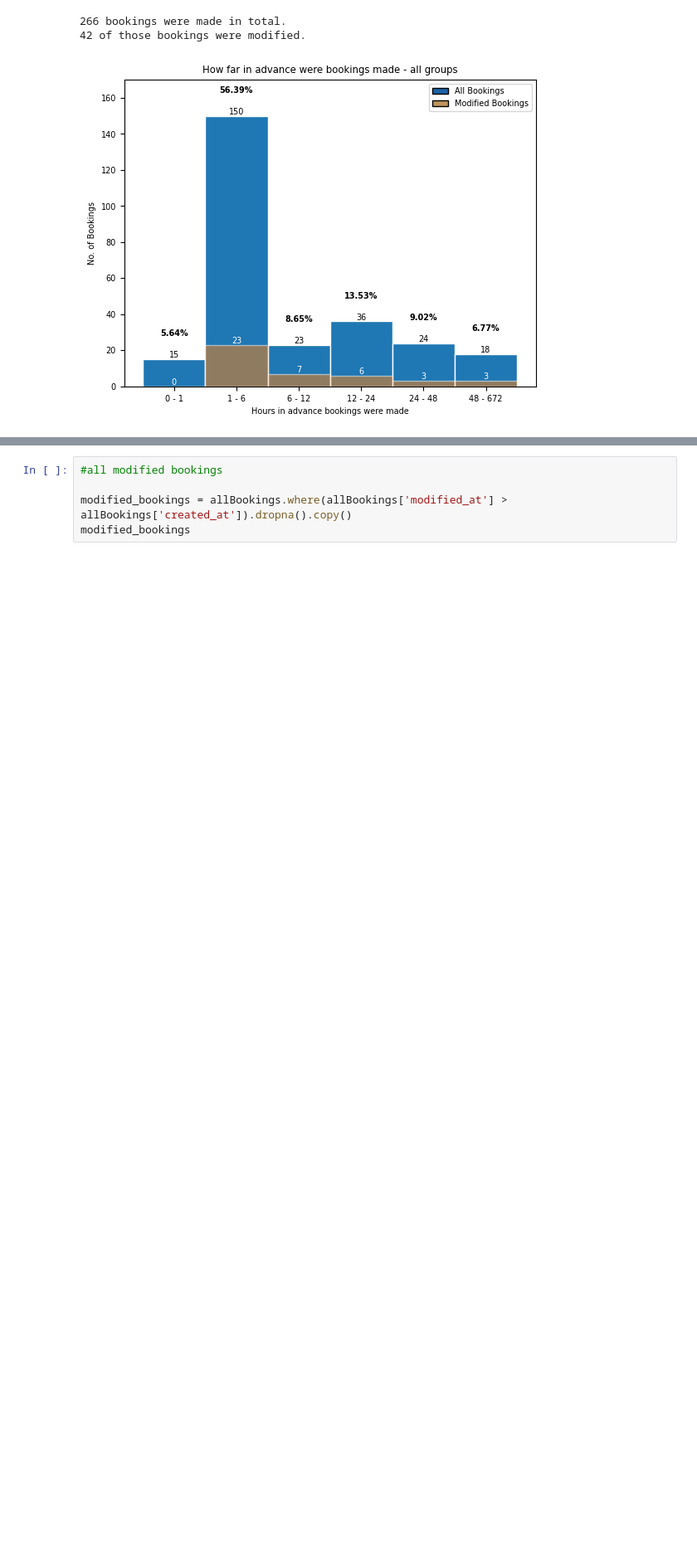
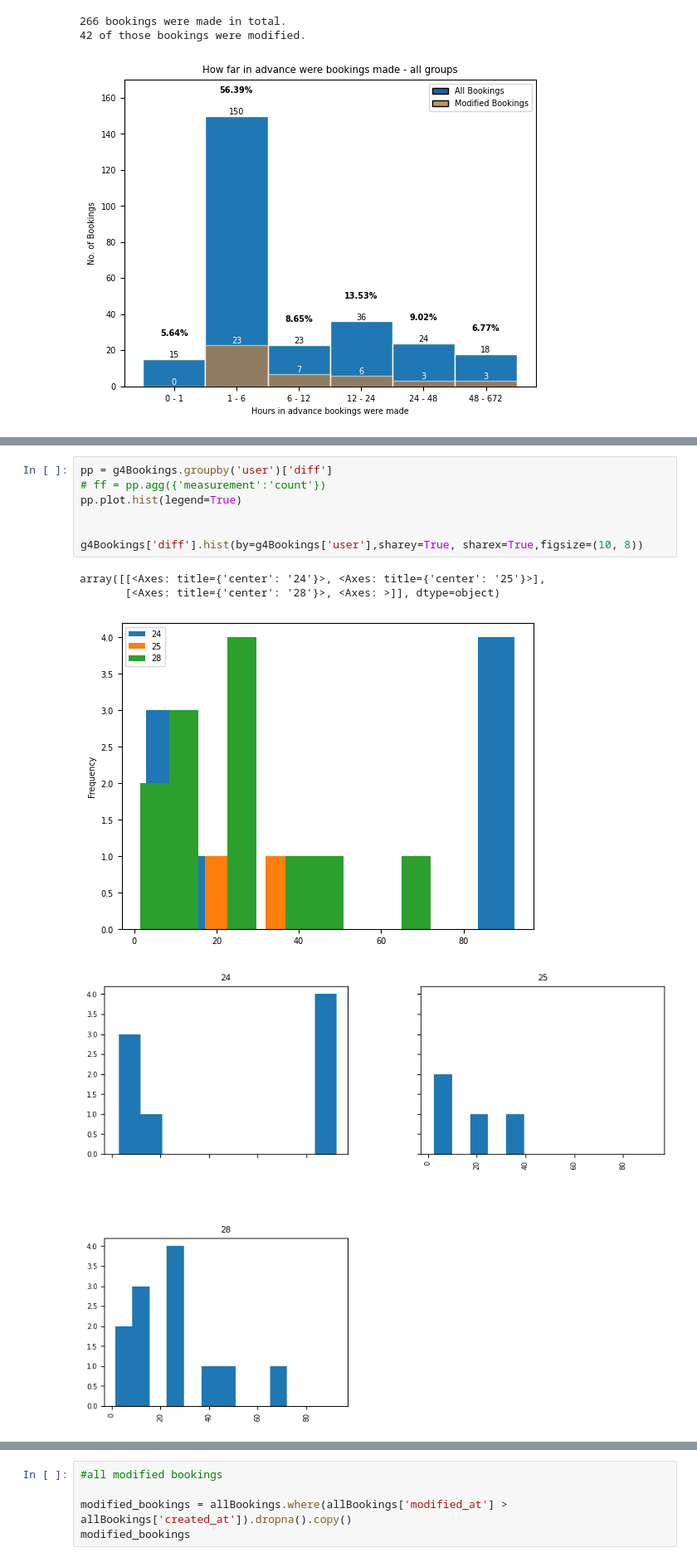
Before and after one commit to SoniaNkt/SolarCoordinationAnalysis, a Jupyter notebook: Booking Analyses.ipynb, the cells around one changed output, grey strips where cells are left out. Shown at 83% size. Cells and saved outputs as stored; diff of their text form; blank space fills up the shorter version.

```diff
--- a/Booking Analyses.ipynb
+++ b/Booking Analyses.ipynb
@@ -127,3 +559,15 @@ plt.show()
+# %%
+pp = g4Bookings.groupby('user')['diff']
+# ff = pp.agg({'measurement':'count'})
+pp.plot.hist(legend=True)
+
+
+g4Bookings['diff'].hist(by=g4Bookings['user'],sharey=True, sharex=True,figsize=(10, 8))
+# %% [output]
+array([[<Axes: title={'center': '24'}>, <Axes: title={'center': '25'}>],
+       [<Axes: title={'center': '28'}>, <Axes: >]], dtype=object)
+[figure, added]
+[figure, added]
 # %%
 # In cases where a booking was made in advance - an hour or more in advance - does the weather forecast change significantly when it is time for the activity?
 
```
Also changed, not shown: parts of 27 cells of this notebook.
